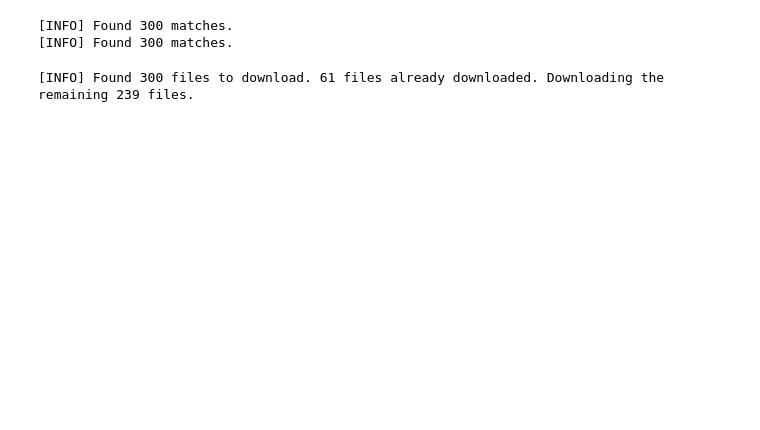
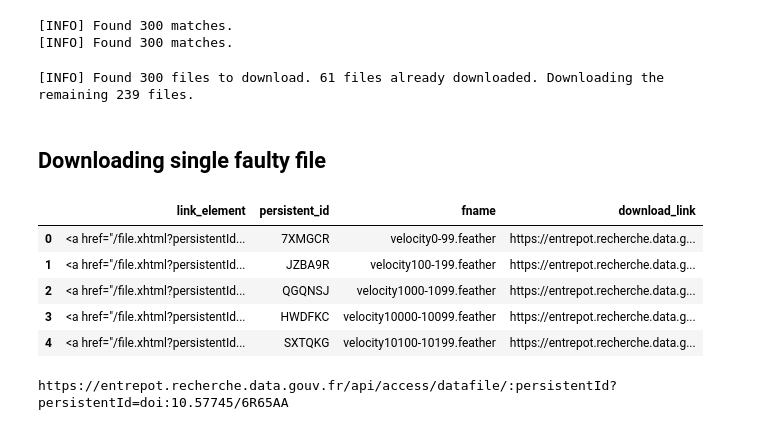
Before and after one commit to LuisCarretero/HEMEW3D, a Jupyter notebook: GenCFD-prep/data-download/dev.ipynb, the cells around one changed output. Cells and saved outputs as stored; diff of their text form; code cells hidden in the pictures; blank space fills up the shorter version.

```diff
--- a/GenCFD-prep/data-download/dev.ipynb
+++ b/GenCFD-prep/data-download/dev.ipynb
@@ -37,3 +37,23 @@ download_velocity_files(
 )
 # %% [output]
 [INFO] Found 300 files to download. 61 files already downloaded. Downloading the remaining 239 files.
+# %% [markdown]
+
+## Downloading single faulty file
+# %%
+download_urls_fpath=r'/cluster/home/lcarretero/workspace/rds/HEMEW3D/GenCFD-prep/data-download/download_urls_V1-velocity.csv'
+df = pd.read_csv(download_urls_fpath)
+df.head()
+# %% [output]
+|  | link_element | persistent_id | fname | download_link |
+| 0 | <a href="/file.xhtml?persistentId... | 7XMGCR | velocity0-99.feather | https://entrepot.recherche.data.g... |
+| 1 | <a href="/file.xhtml?persistentId... | JZBA9R | velocity100-199.feather | https://entrepot.recherche.data.g... |
+| 2 | <a href="/file.xhtml?persistentId... | QGQNSJ | velocity1000-1099.feather | https://entrepot.recherche.data.g... |
+| 3 | <a href="/file.xhtml?persistentId... | HWDFKC | velocity10000-10099.feather | https://entrepot.recherche.data.g... |
+| 4 | <a href="/file.xhtml?persistentId... | SXTQKG | velocity10100-10199.feather | https://entrepot.recherche.data.g... |
+# %%
+faulty_file_name = 'velocity8500-8599.feather'
+url = df[df.fname==faulty_file_name].download_link.values[0]
+print(url)
+# %% [output]
+https://entrepot.recherche.data.gouv.fr/api/access/datafile/:persistentId?persistentId=doi:10.57745/6R65AA
```
Also changed, not shown: parts of 1 cell of this notebook, 4 other files.
